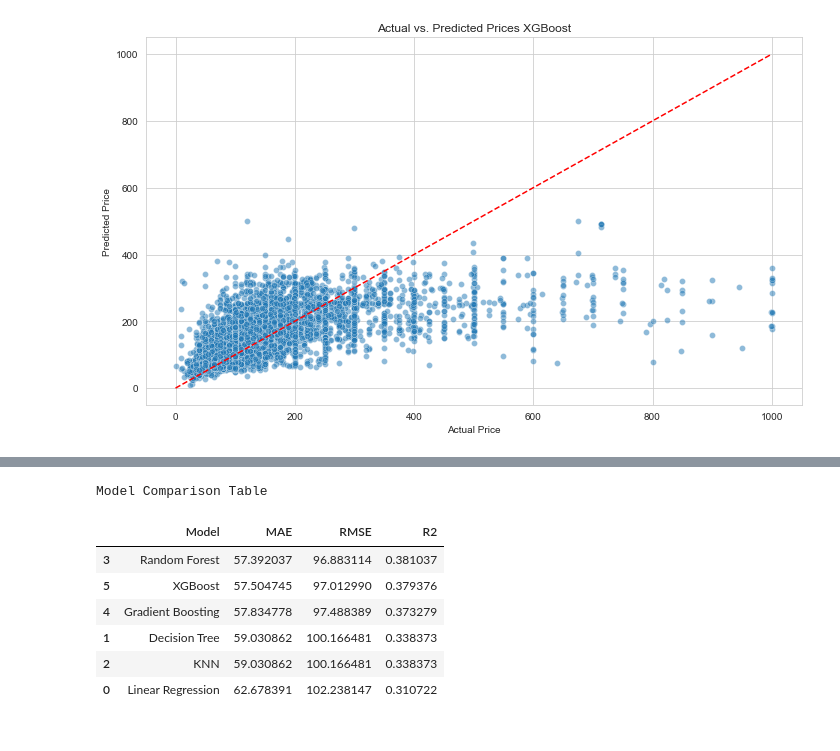
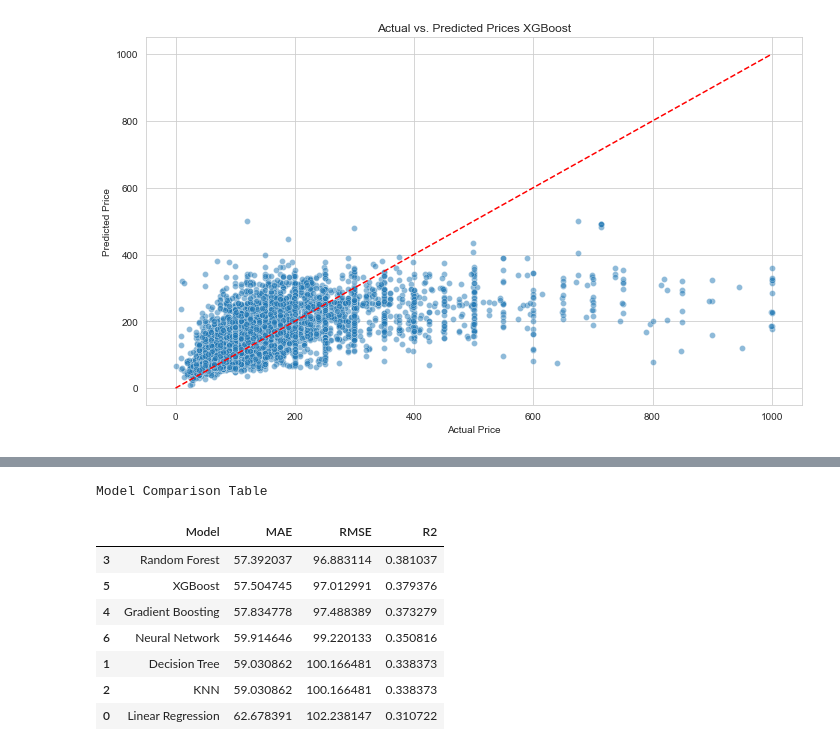
Before and after one commit to mrawlin6/AirBNB_Listings, a Jupyter notebook: AirBNB_DATA/AirBNB_EDA.ipynb, the cells around one changed output, grey strips where cells are left out. Drawn from its saved outputs; the diff is of its cells as text; code cells hidden in the pictures.

Commit message:
Created nn and model comparison chart
In this final iteration I have created all the models, trained and predicted with them and finally compared the results

```diff
--- a/AirBNB_DATA/AirBNB_EDA.ipynb
+++ b/AirBNB_DATA/AirBNB_EDA.ipynb
@@ -1577,0 +1534,21 @@ plt.show()
+# %%
+# import SimpleImputer for pipeline
+from sklearn.impute import SimpleImputer
+
+# Create Pipeline for numeric columns
+num_transformer = Pipeline(steps=[
+    ('imputer', SimpleImputer(strategy='median')),
+    ('scaler', StandardScaler())
+])
+
+# Create Pipeline for categorical columns
+cat_transformer = Pipeline(steps=[
+    ('imputer', SimpleImputer(strategy='most_frequent')),
+    ('onehot', OneHotEncoder(handle_unknown='ignore'))
+])
+
+# Create ColumnTransformer for nn pipeline
+preprocessor = ColumnTransformer(transformers=[
+    ('num', num_transformer, numeric_columns),
+    ('cat', cat_transformer, categorical_columns)
+])
@@ -1578,19 +1629,20 @@ plt.show()
 # %%
 # Create a scores dataframe
 results = pd.DataFrame({
-    'Model': ['Linear Regression', 'Decision Tree', 'KNN', 'Random Forest', 'Gradient Boosting', 'XGBoost'],
-    'MAE': [mae, mae_tree, mae_knn, mae_rf, mae_gb, mae_xgb],
-    'RMSE': [rmse, rmse_tree, rmse_knn, rmse_rf, rmse_gb, rmse_xgb],
-    'R2': [r2, r2_tree, r2_knn, r2_rf, r2_gb, r2_xgb],
+    'Model': ['Linear Regression', 'Decision Tree', 'KNN', 'Random Forest', 'Gradient Boosting', 'XGBoost', 'Neural Network'],
+    'MAE': [mae, mae_tree, mae_knn, mae_rf, mae_gb, mae_xgb, mae_nn],
+    'RMSE': [rmse, rmse_tree, rmse_knn, rmse_rf, rmse_gb, rmse_xgb, rmse_nn],
+    'R2': [r2, r2_tree, r2_knn, r2_rf, r2_gb, r2_xgb, r2_nn],
 })
 print('Model Comparison Table')
 display(results.sort_values(by='R2', ascending=False))
 # %% [output]
 Model Comparison Table
 |  | Model | MAE | RMSE | R2 |
 | 3 | Random Forest | 57.392037 | 96.883114 | 0.381037 |
-| 5 | XGBoost | 57.504745 | 97.012990 | 0.379376 |
+| 5 | XGBoost | 57.504745 | 97.012991 | 0.379376 |
 | 4 | Gradient Boosting | 57.834778 | 97.488389 | 0.373279 |
+| 6 | Neural Network | 59.914646 | 99.220133 | 0.350816 |
 | 1 | Decision Tree | 59.030862 | 100.166481 | 0.338373 |
 | 2 | KNN | 59.030862 | 100.166481 | 0.338373 |
 | 0 | Linear Regression | 62.678391 | 102.238147 | 0.310722 |
```
Also changed, not shown: parts of 11 cells of this notebook.
